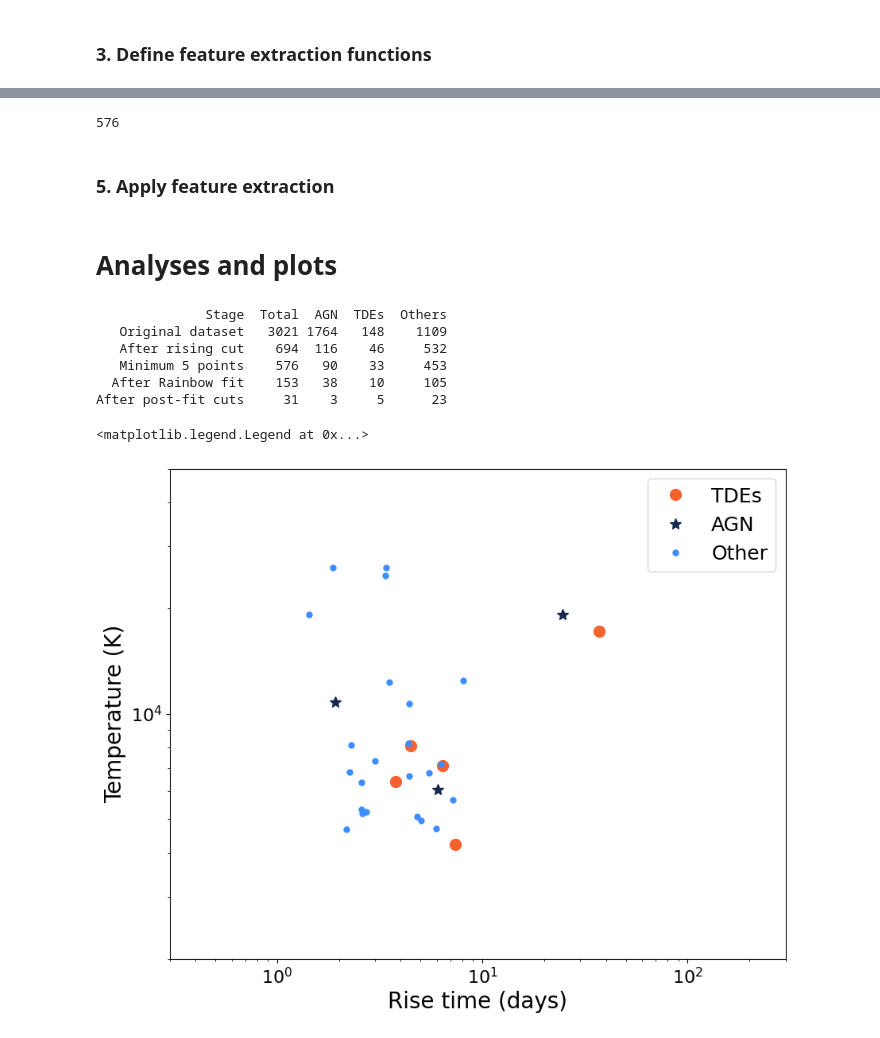
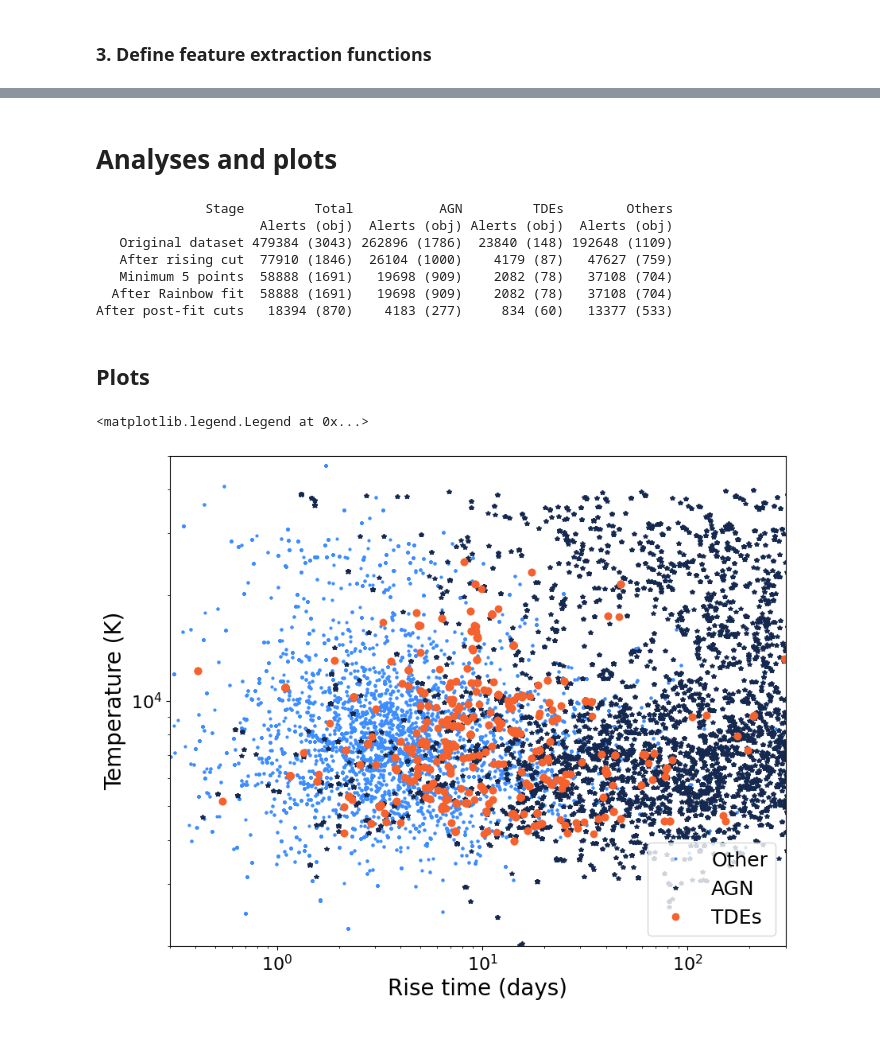
Before and after one commit to emilleishida/Fink_earlyTDE_v2, a Jupyter notebook: notebooks/Preprocessing_cuts_and_feature_extraction.ipynb, the cells around one changed output, grey strips where cells are left out. Cells and saved outputs as stored; diff of their text form; code cells hidden in the pictures.

Commit message:
Extracted features and added first plot and analysis

```diff
--- a/notebooks/Preprocessing_cuts_and_feature_extraction.ipynb
+++ b/notebooks/Preprocessing_cuts_and_feature_extraction.ipynb
@@ -306,8 +353,0 @@ RangeIndex(start=0, stop=172, step=1)
-# %%
-df_5points = df_rising[
-	df_rising["lightcurve_preprocessed_30d"].apply(lambda lc: len(lc) >= 5)]
-print(len(df_5points))
-# %% [output]
-576
-# %% [markdown]
-### **5. Apply feature extraction**
@@ -342,28 +379,42 @@ df_with_feat = df_with_feat[
 # %%
-def count_types(df):
-	return [
-		len(df),
-		(df.SpecType == "AGN").sum(),
-		(df.SpecType == "TDE").sum(),
-		(~df["SpecType"].isin(["AGN", "TDE"])).sum(),
-	]
+summary = pd.DataFrame(
+	[ ["", "Alerts (obj)", "Alerts (obj)", "Alerts (obj)", "Alerts (obj)"],
+		["Original dataset"] + count_types(feat_df),
 
-summary = pd.DataFrame(
-	[
-		["Original dataset"]      + count_types(df),
-		["After rising cut"]      + count_types(df_rising),
-		["Minimum 5 points"]      + count_types(df_5points),
-		["After Rainbow fit"]     + count_types(df_with_feat_no_cuts),
-		["After post-fit cuts"]   + count_types(df_with_feat),
+		["After rising cut"] + count_types(
+			feat_df[feat_df["rising_flag"]]
+		),
+
+		["Minimum 5 points"] + count_types(
+			feat_df[
+				feat_df["rising_flag"] &
+				feat_df["flag_5points"]
+			]
+		),
+
+		["After Rainbow fit"] + count_types(
+			feat_df[
+				feat_df["rising_flag"] &
+				feat_df["flag_5points"]
+			]
+		),
+
+		["After post-fit cuts"] + count_types(
+			feat_df[
+				feat_df["rising_flag"] &
+				feat_df["flag_5points"] &
+				feat_df["passes_feature_quality_cuts"]
+			]
+		),
 	],
 	columns=["Stage", "Total", "AGN", "TDEs", "Others"]
 )
-
 print(summary.to_string(index=False))
 # %% [output]
-              Stage  Total  AGN  TDEs  Others
-   Original dataset   3021 1764   148    1109
-   After rising cut    694  116    46     532
-   Minimum 5 points    576   90    33     453
-  After Rainbow fit    153   38    10     105
-After post-fit cuts     31    3     5      23
+              Stage         Total           AGN         TDEs        Others
+                     Alerts (obj)  Alerts (obj) Alerts (obj)  Alerts (obj)
+   Original dataset 479384 (3043) 262896 (1786)  23840 (148) 192648 (1109)
+   After rising cut  77910 (1846)  26104 (1000)    4179 (87)   47627 (759)
+   Minimum 5 points  58888 (1691)   19698 (909)    2082 (78)   37108 (704)
+  After Rainbow fit  58888 (1691)   19698 (909)    2082 (78)   37108 (704)
+After post-fit cuts   18394 (870)    4183 (277)     834 (60)   13377 (533)
@@ -370,27 +423,30 @@ After post-fit cuts     31    3     5      23
+# %% [markdown]
+## Plots
 # %%
 # Plotting
 import matplotlib.pyplot as plt
 ax = plt.figure(figsize=(10,8)).gca()
 COLORS_ZTF = {1: "#15284F", 2: "#F5622E", 3: "#3C8DFF", 4: "#D5D5D3"}
 
-agn_index = df_with_feat.SpecType == "AGN"
-tde_idx = df_with_feat.SpecType == "TDE"
+agn_index = feat_df.SpecType == "AGN"
+tde_idx = feat_df.SpecType == "TDE"
 
-plt.plot(df_with_feat['rise_time'][tde_idx], df_with_feat['temperature'][tde_idx], 'o', color=COLORS_ZTF[2], ms=10, label='TDEs')
-plt.plot(df_with_feat['rise_time'][agn_index], df_with_feat['temperature'][agn_index], '*', color=COLORS_ZTF[1], ms = 10, label='AGN', rasterized=True)
-plt.plot(df_with_feat['rise_time'][~tde_idx & ~agn_index], df_with_feat['temperature'][~tde_idx & ~agn_index], '.', ms=10, color=COLORS_ZTF[3], label='Other', rasterized=True)
+plt.plot(feat_df['rise_time'][~tde_idx & ~agn_index], feat_df['temperature'][~tde_idx & ~agn_index], '.', ms=4, color=COLORS_ZTF[3], label='Other', rasterized=True)
+plt.plot(feat_df['rise_time'][agn_index], feat_df['temperature'][agn_index], '*', color=COLORS_ZTF[1], ms = 4, label='AGN', rasterized=True)
+plt.plot(feat_df['rise_time'][tde_idx], feat_df['temperature'][tde_idx], 'o', color=COLORS_ZTF[2], ms=6, label='TDEs')
+
 
 # plt.legend(fontsize=18)
 plt.xscale('log')
 plt.yscale('log')
 plt.xlabel('Rise time (days)', fontsize = 20)
 plt.ylabel('Temperature (K)', fontsize = 20)
 plt.tick_params(axis='both', which='major', labelsize=16) #, width=2.5, length=10)
 # plt.grid(alpha=0.2)
 plt.xlim(3e-1, 3e2)
 plt.ylim(2e3, 5e4)
 
 ax.legend(fontsize = 18)
 # %% [output]
 <matplotlib.legend.Legend at 0x...>
-[figure, old version]
+[figure, new version]
```
Also changed, not shown: parts of 10 cells of this notebook.
